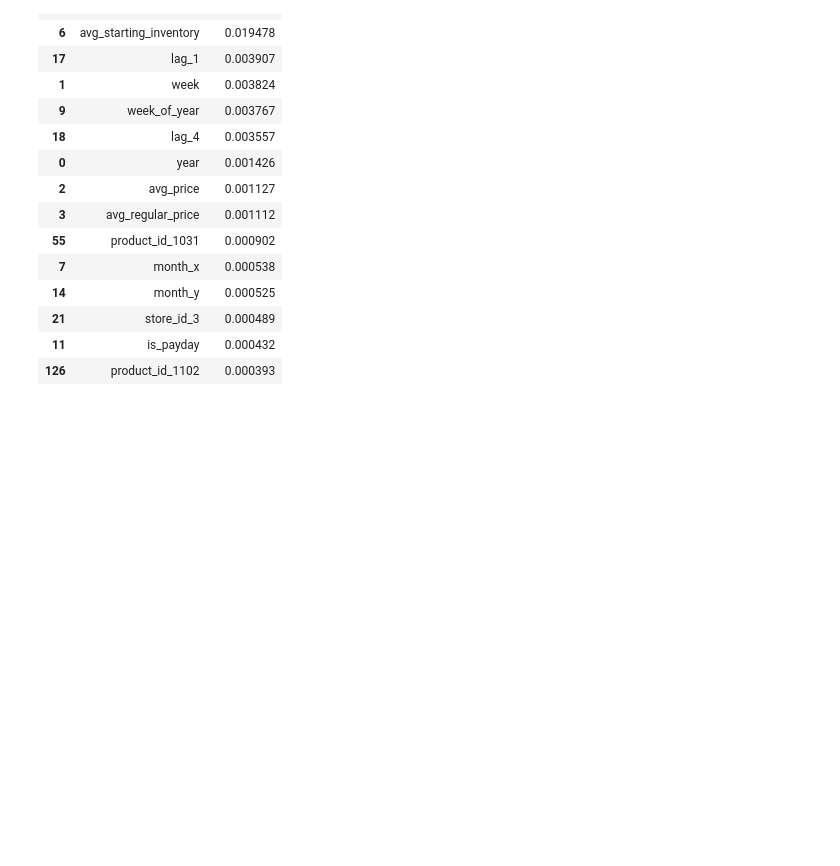
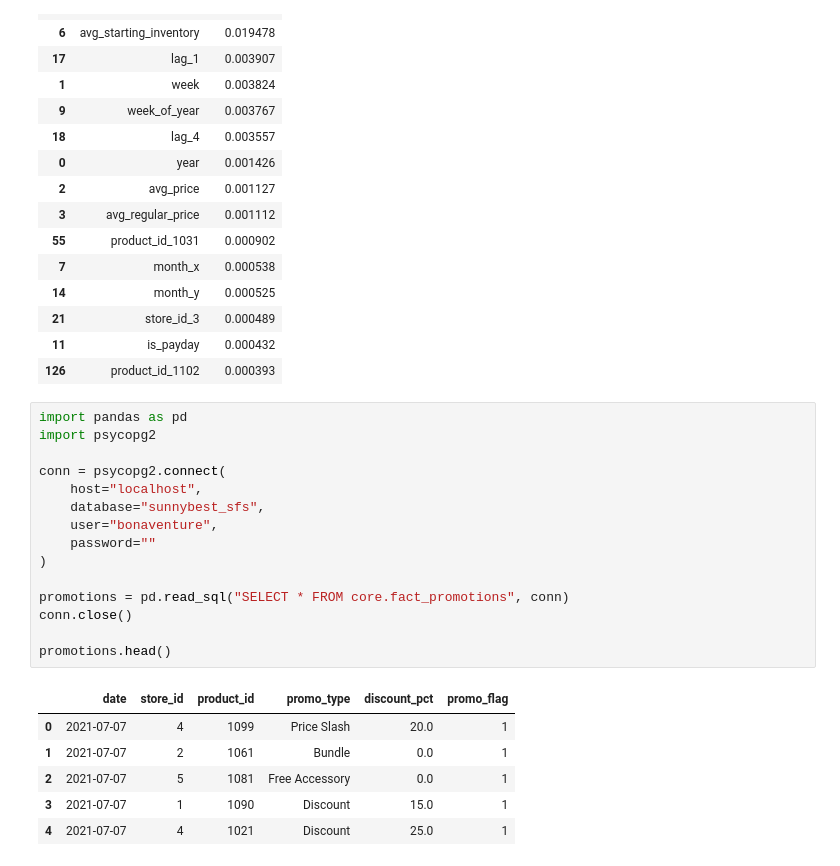
Before and after one commit to SunnyX-AI/ai-powered-sales-forecasting, a Jupyter notebook: notebooks/00_experiments.ipynb, the cells around one changed output. Drawn from its saved outputs; the diff is of its cells as text; blank space fills up the shorter version.

```diff
--- a/notebooks/00_experiments.ipynb
+++ b/notebooks/00_experiments.ipynb
@@ -1968,3 +1968,25 @@ fi.head(15)
 | 21 | store_id_3 | 0.000489 |
 | 11 | is_payday | 0.000432 |
 | 126 | product_id_1102 | 0.000393 |
+# %%
+import pandas as pd
+import psycopg2
+
+conn = psycopg2.connect(
+    host="localhost",
+    database="sunnybest_sfs",
+    user="bonaventure",
+    password=""
+)
+
+promotions = pd.read_sql("SELECT * FROM core.fact_promotions", conn)
+conn.close()
+
+promotions.head()
+# %% [output]
+|  | date | store_id | product_id | promo_type | discount_pct | promo_flag |
+| 0 | 2021-07-07 | 4 | 1099 | Price Slash | 20.0 | 1 |
+| 1 | 2021-07-07 | 2 | 1061 | Bundle | 0.0 | 1 |
+| 2 | 2021-07-07 | 5 | 1081 | Free Accessory | 0.0 | 1 |
+| 3 | 2021-07-07 | 1 | 1090 | Discount | 15.0 | 1 |
+| 4 | 2021-07-07 | 4 | 1021 | Discount | 25.0 | 1 |
```
Also changed, not shown: parts of 3 cells of this notebook.
